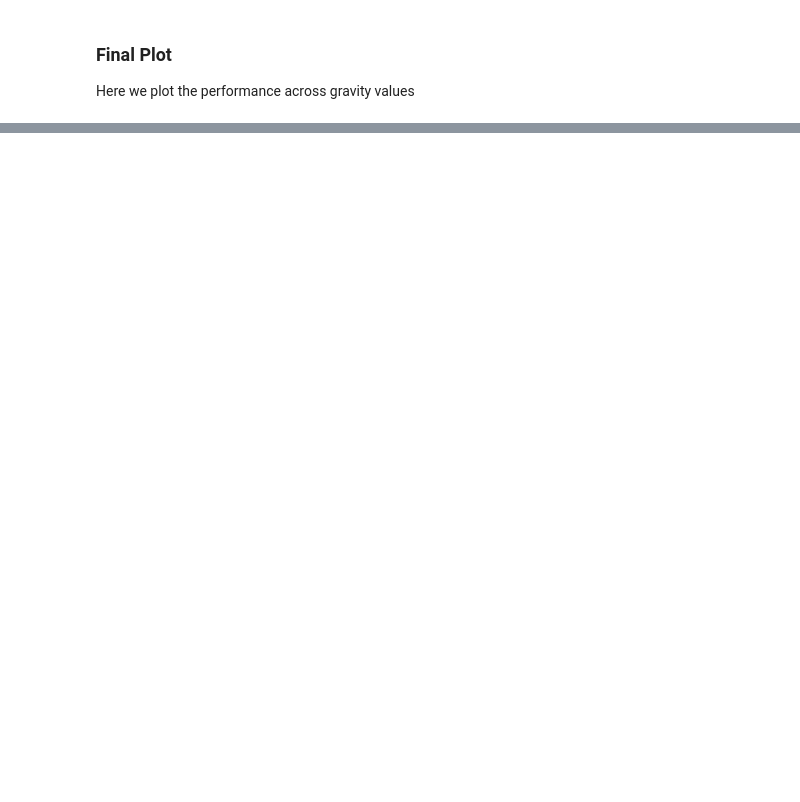
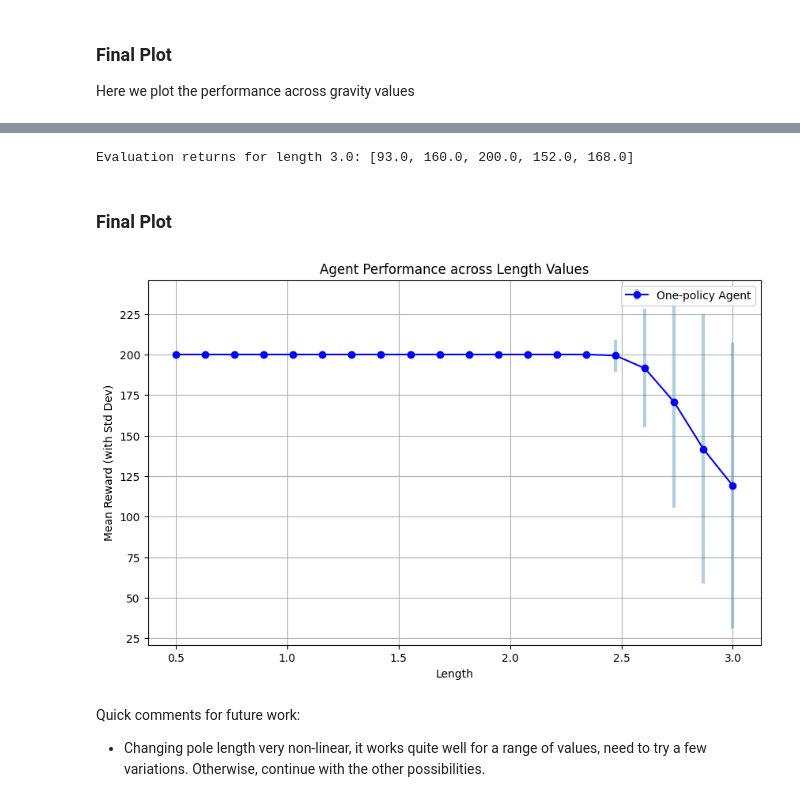
Before and after one commit to RichieRich2569/COINRL, a Jupyter notebook: new_figures.ipynb, the cells around one changed output, grey strips where cells are left out. Saved outputs shown, nothing was run; the diff lists cells and outputs as text; code cells hidden in the pictures; blank space fills up the shorter version.

```diff
--- a/new_figures.ipynb
+++ b/new_figures.ipynb
@@ -2436,0 +2810,10 @@ Gravity 0.3157894736842105: Embodied COIN Mean Reward = -114.915, Std Reward = 2
+# %%
+env = CustomCartPoleEnv(length=0.1, render_mode="none")
+returns = one_pcy_agent.evaluate(
+    env=env,
+    n_episodes=5,
+    max_steps_per_episode=200
+)
+print(f"Evaluation returns for length 3.0: {returns}")
+# %% [output]
+Evaluation returns for length 3.0: [93.0, 160.0, 200.0, 152.0, 168.0]
@@ -2436,0 +2855,28 @@ Gravity 0.3157894736842105: Embodied COIN Mean Reward = -114.915, Std Reward = 2
+# %% [markdown]
+### Final Plot
+# %%
+# Plot test results all together
+mean_one_policy = [test_results_one_policy[length]['mean_reward'] for length in test_length_values]
+std_one_policy = [test_results_one_policy[length]['std_reward'] for length in test_length_values]
+
+plt.figure(figsize=(10, 6))
+
+plt.errorbar(
+    test_length_values, mean_one_policy, yerr=std_one_policy,
+    fmt='-o', color='blue',
+    ecolor=(0.121, 0.466, 0.705, 0.35),  # light/transparent blue
+    elinewidth=3, capsize=0,
+    label='One-policy Agent'
+)
+
+plt.title('Agent Performance across Length Values')
+plt.xlabel('Length')
+plt.ylabel('Mean Reward (with Std Dev)')
+plt.legend()
+plt.grid(True)
+plt.show()
+# %% [output]
+[figure, added]
+# %% [markdown]
+Quick comments for future work:
+* Changing pole length very non-linear, it works quite well for a range of values, need to try a few variations. Otherwise, continue with the other possibilities.
```
Also changed, not shown: parts of 20 cells of this notebook, 6 other files.
